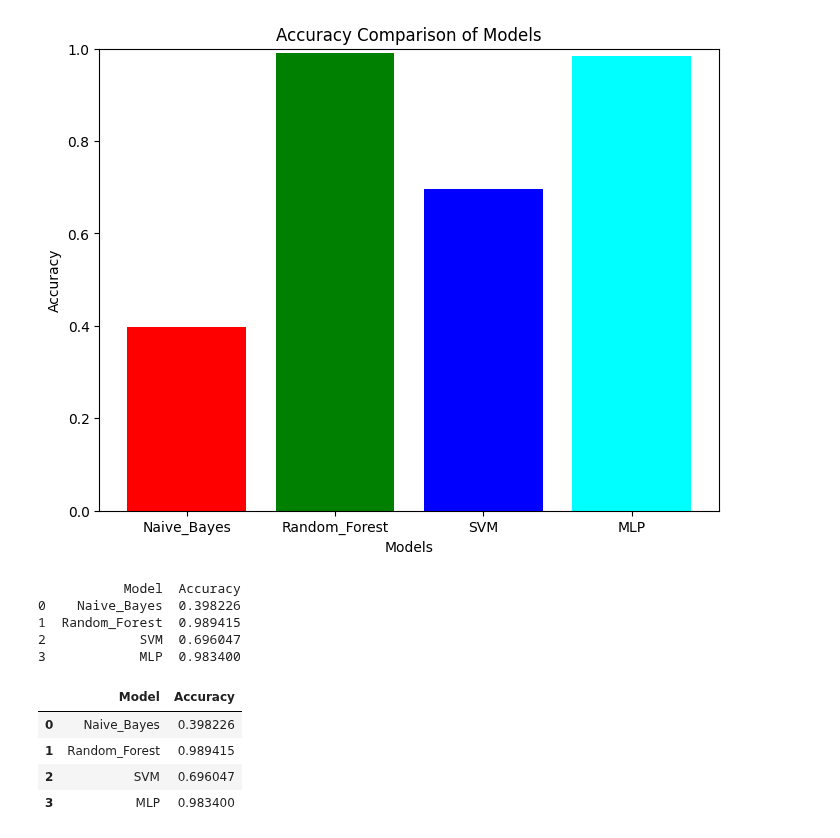
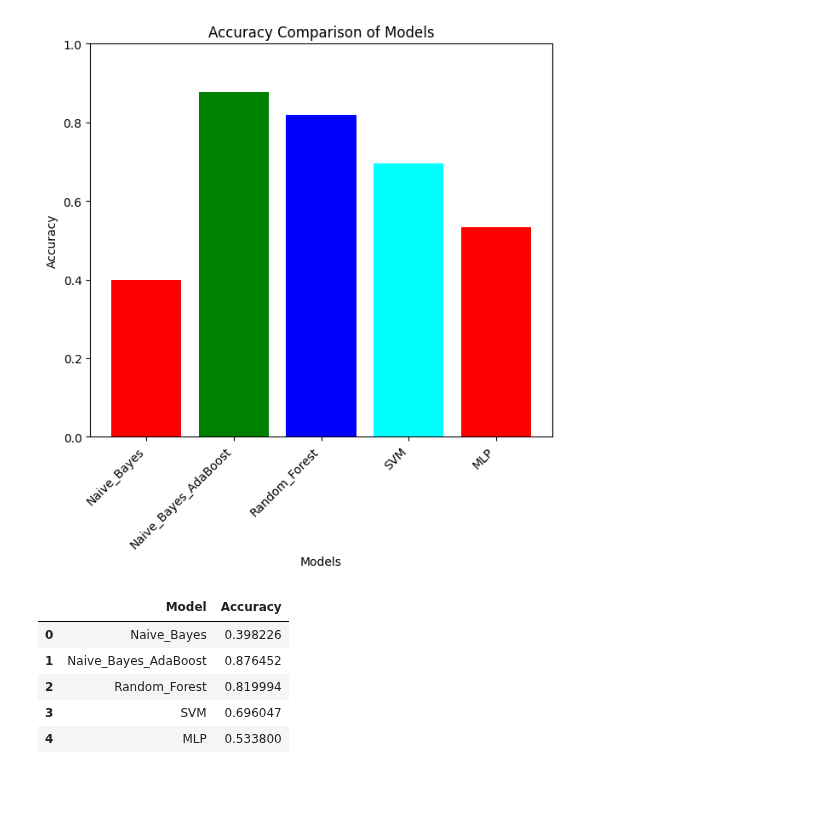
Before and after one commit to WiresharkIO/ML_4_IOT_Security, a Jupyter notebook: Model/Plots_and_Tables.ipynb, the cells around one changed output. Cells and saved outputs as stored; diff of their text form; code cells hidden in the pictures; blank space fills up the shorter version.

Commit message:
Updated All Models

```diff
--- a/Model/Plots_and_Tables.ipynb
+++ b/Model/Plots_and_Tables.ipynb
@@ -2,40 +2,35 @@
 import matplotlib.pyplot as plt
 # %%
 # List of model names
-models = ['Naive_Bayes', 'Random_Forest', 'SVM', 'MLP']
-accuracies = [0.39822587303771606, 0.9894145603802117, 0.696046662346079, 0.9834]
+models = ['Naive_Bayes', 'Naive_Bayes_AdaBoost', 'Random_Forest', 'SVM', 'MLP']
+accuracies = [0.39822587303771606, 0.8764521882724053, 0.8199938604198203, 0.696046662346079, 0.5338]
 colors = ['red', 'green', 'blue', 'cyan']
 
-plt.figure(figsize=(8, 6))
+plt.figure(figsize=(7, 6))
 plt.bar(models, accuracies, color=colors)
 plt.title('Accuracy Comparison of Models')
 plt.xlabel('Models')
 plt.ylabel('Accuracy')
+plt.xticks(rotation=45, ha='right')
 plt.ylim(0.0, 1.0)
 plt.show()
 # %% [output]
-[figure, old version]
+[figure, new version]
 # %%
 import pandas as pd
 from IPython.display import display
 # %%
 # Table
 data = {
-    'Model': ['Naive_Bayes', 'Random_Forest', 'SVM', 'MLP'],
-    'Accuracy': [0.39822587303771606, 0.9894145603802117, 0.696046662346079, 0.9834]
+    'Model': ['Naive_Bayes', 'Naive_Bayes_AdaBoost', 'Random_Forest', 'SVM', 'MLP'],
+    'Accuracy': [0.39822587303771606, 0.8764521882724053, 0.8199938604198203, 0.696046662346079, 0.5338]
 }
-
 df = pd.DataFrame(data)
-print(df)
 display(df)
 # %% [output]
-           Model  Accuracy
-0    Naive_Bayes  0.398226
-1  Random_Forest  0.989415
-2            SVM  0.696047
-3            MLP  0.983400
 |  | Model | Accuracy |
 | 0 | Naive_Bayes | 0.398226 |
-| 1 | Random_Forest | 0.989415 |
-| 2 | SVM | 0.696047 |
-| 3 | MLP | 0.983400 |
+| 1 | Naive_Bayes_AdaBoost | 0.876452 |
+| 2 | Random_Forest | 0.819994 |
+| 3 | SVM | 0.696047 |
+| 4 | MLP | 0.533800 |
```
Also changed, not shown: 4 other files.
